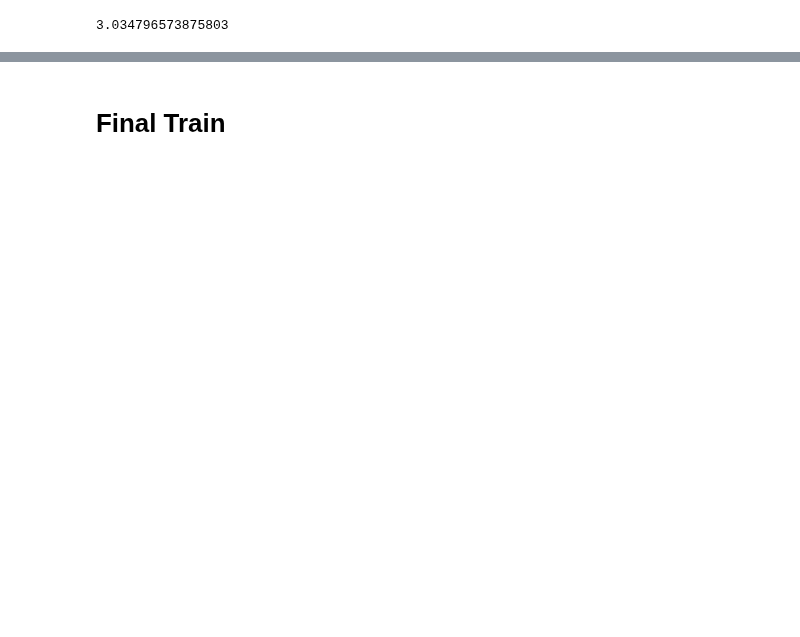
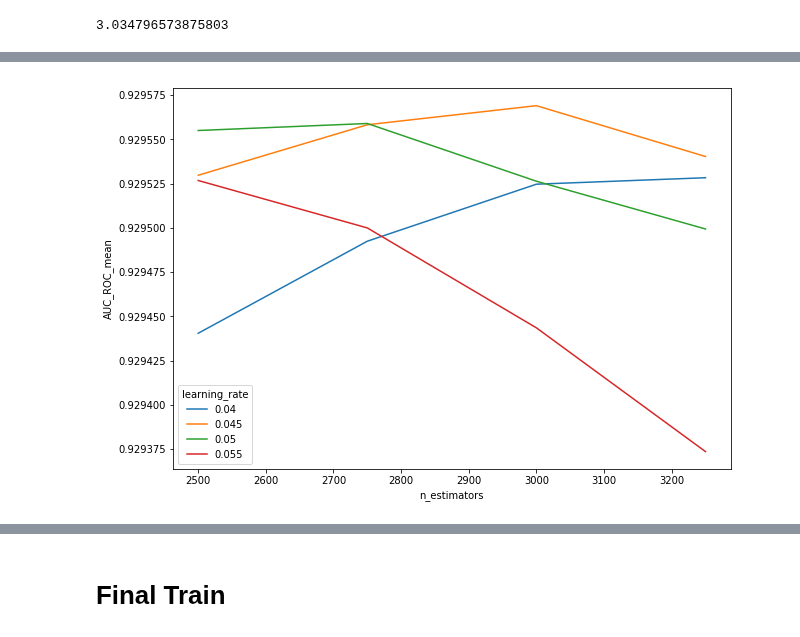
Before and after one commit to shane-kercheval/udacity, a Jupyter notebook: data_scientist_nanodegree/projects/p1_charityml/custom/XGB_tuning_oo-learning.ipynb, the cells around one changed output, grey strips where cells are left out. Saved outputs shown, nothing was run; the diff lists cells and outputs as text; code cells hidden in the pictures; blank space fills up the shorter version.

```diff
--- a/data_scientist_nanodegree/projects/p1_charityml/custom/XGB_tuning_oo-learning.ipynb
+++ b/data_scientist_nanodegree/projects/p1_charityml/custom/XGB_tuning_oo-learning.ipynb
@@ -190,2 +239,11 @@ tuner.results.plot_hyper_params_profile(
+# %%
+tuner.results.plot_hyper_params_profile(
+                                        metric=oo.Metric.AUC_ROC,
+                                        x_axis='n_estimators',
+                                        line='learning_rate',
+                                       # grid='gamma'
+                                       )
+# %% [output]
+[figure, added]
 # %%
 tuner.results.best_hyper_params
```
Also changed, not shown: parts of 30 cells of this notebook, 4 other files.
